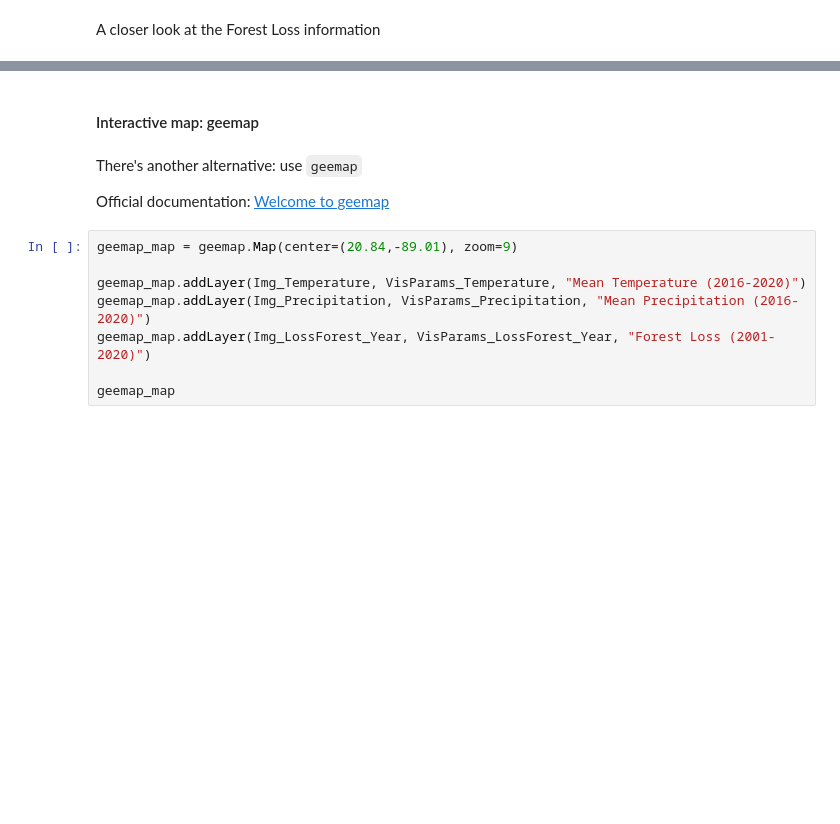
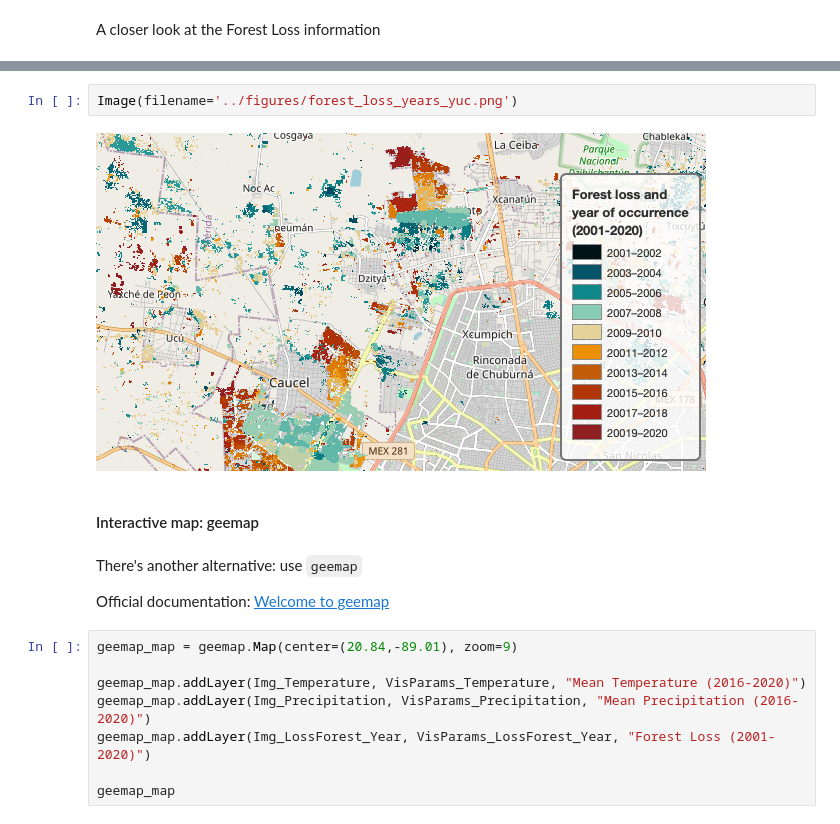
Before and after one commit to isaacarroyov/2021_AFE_FireCongress09, a Jupyter notebook: notebooks/gee_data_cloud_to_house.ipynb, the cells around one changed output, grey strips where cells are left out. Drawn from its saved outputs; the diff is of its cells as text; blank space fills up the shorter version.

```diff
--- a/notebooks/gee_data_cloud_to_house.ipynb
+++ b/notebooks/gee_data_cloud_to_house.ipynb
@@ -289,3 +292,7 @@ A closer look at the Forest Loss information
+# %%
+Image(filename='../figures/forest_loss_years_yuc.png')
+# %% [output]
+[figure, added]
 # %% [markdown]
 #### Interactive map: geemap
 # %% [markdown]
```
Also changed, not shown: parts of 4 cells of this notebook, 1 other file.
